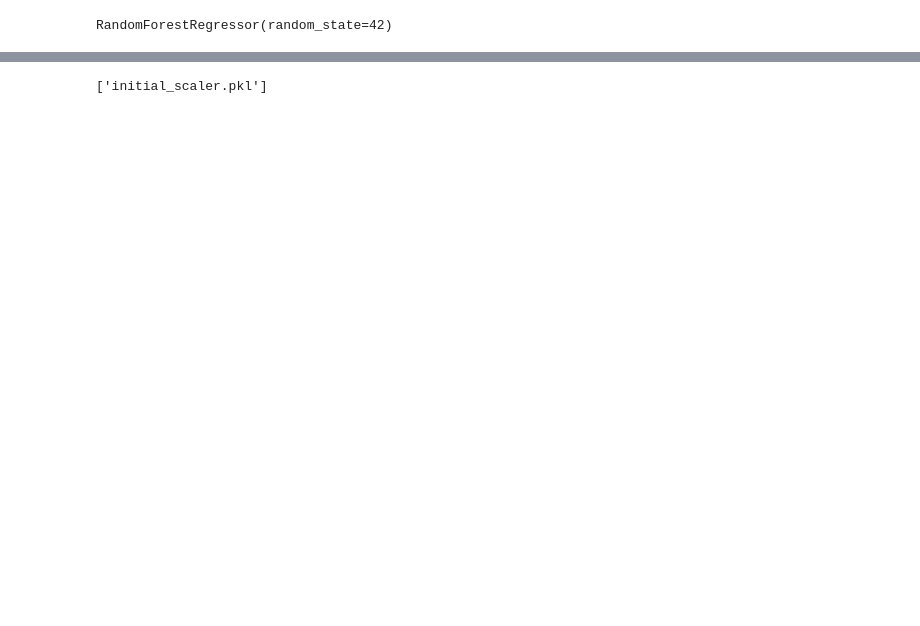
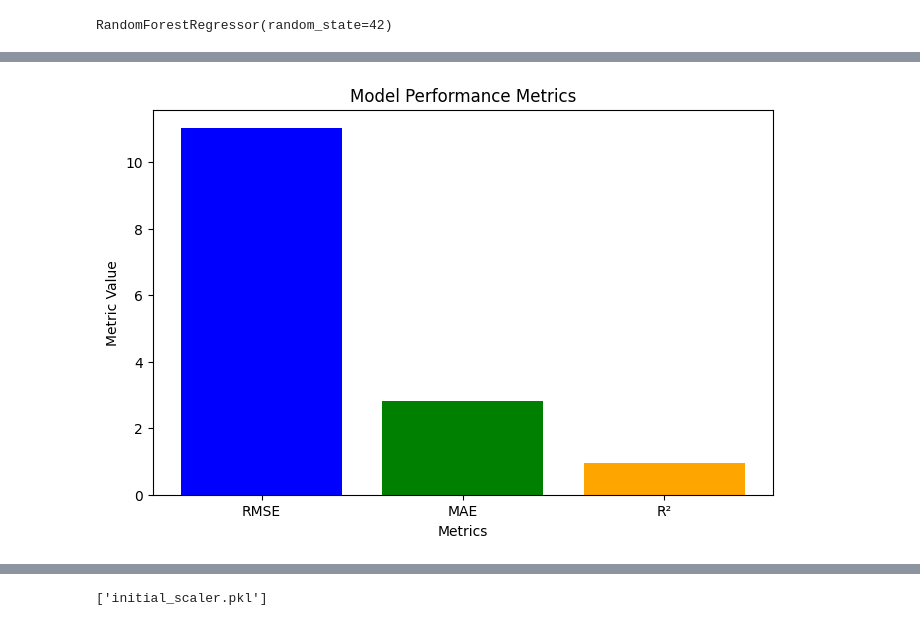
Before and after one commit to myself-aas/Comparative-Analysis-of-Regression-Models-for-Commodity-Price-Prediction, a Jupyter notebook: commodity_price_prediction.ipynb, the cells around one changed output, grey strips where cells are left out. Saved outputs shown, nothing was run; the diff lists cells and outputs as text; code cells hidden in the pictures; blank space fills up the shorter version.

```diff
--- a/commodity_price_prediction.ipynb
+++ b/commodity_price_prediction.ipynb
@@ -352,0 +384,15 @@ Initial Model - R²: 0.9377712168511633
+# %%
+# Prepare metrics for visualization
+metrics = {'RMSE': rmse_rfr, 'MAE': mae_rfr, 'R²': r2_rfr}
+metric_names = list(metrics.keys())
+metric_values = list(metrics.values())
+
+# Plot metrics
+plt.figure(figsize=(8, 5))
+plt.bar(metric_names, metric_values, color=['blue', 'green', 'orange'])
+plt.title('Model Performance Metrics')
+plt.ylabel('Metric Value')
+plt.xlabel('Metrics')
+plt.show()
+# %% [output]
+[figure, added]
```
Also changed, not shown: parts of 53 cells of this notebook, 14 other files.
